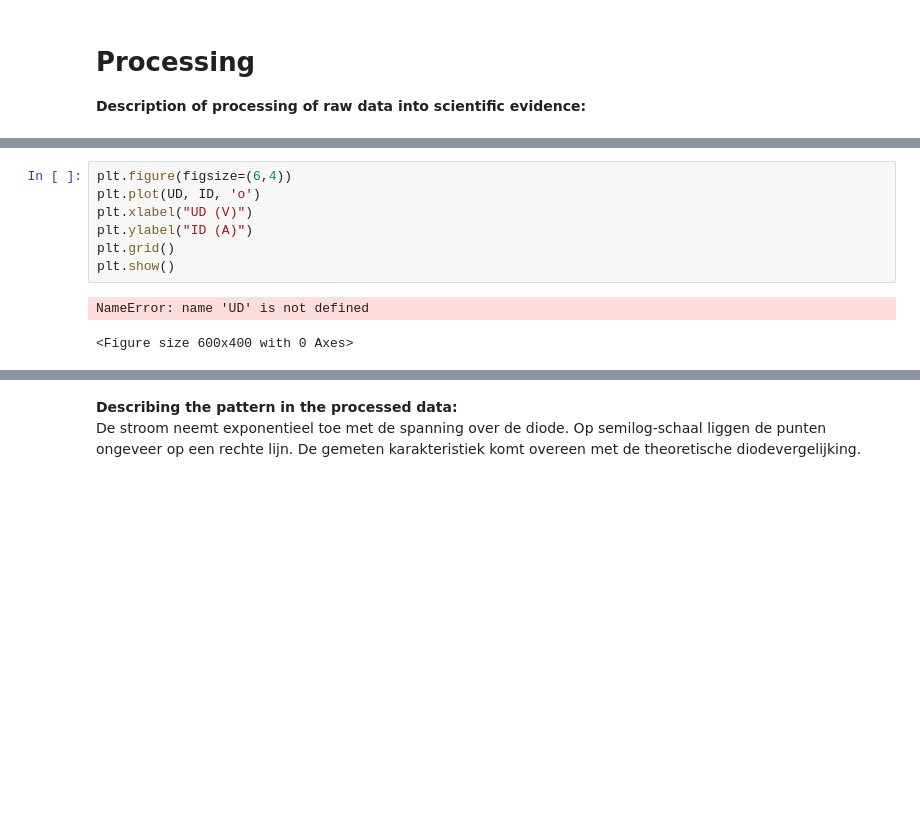
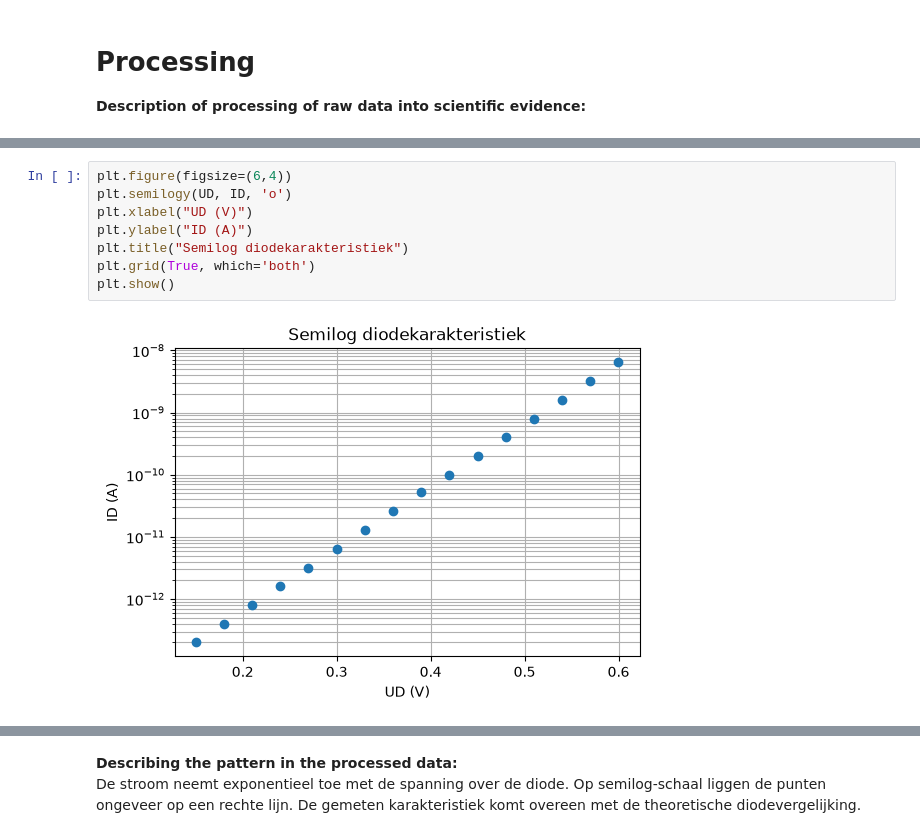
Before and after one commit to gijshouwer-art/IP-2-thermo, a Jupyter notebook: BM_labjournaal.ipynb, the cells around one changed output, grey strips where cells are left out. Drawn from its saved outputs; the diff is of its cells as text; blank space fills up the shorter version.

```diff
--- a/BM_labjournaal.ipynb
+++ b/BM_labjournaal.ipynb
@@ -123,10 +139,10 @@ NameError: name 'UR' is not defined
 # %%
 plt.figure(figsize=(6,4))
-plt.plot(UD, ID, 'o')
+plt.semilogy(UD, ID, 'o')
 plt.xlabel("UD (V)")
 plt.ylabel("ID (A)")
-plt.grid()
+plt.title("Semilog diodekarakteristiek")
+plt.grid(True, which='both')
 plt.show()
 # %% [output]
-NameError: name 'UD' is not defined
-<Figure size 600x400 with 0 Axes>
+[figure, added]
```
Also changed, not shown: parts of 11 cells of this notebook.
